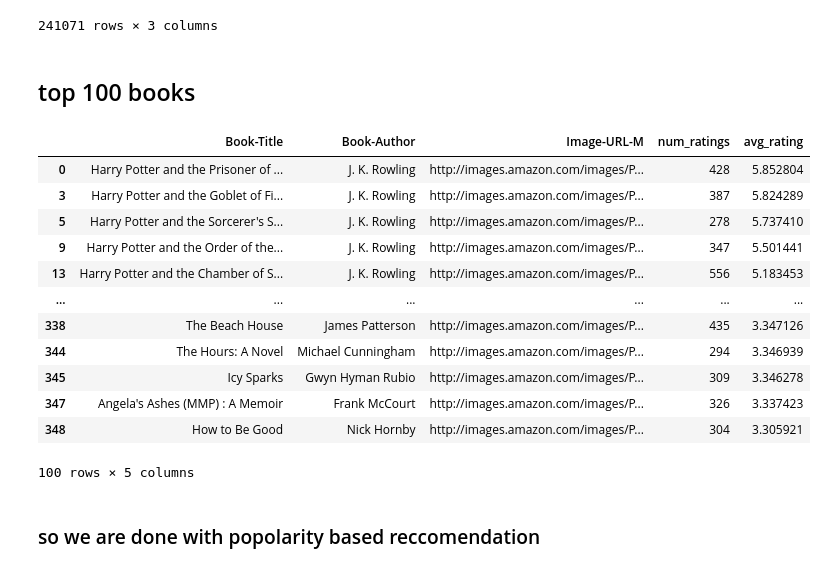
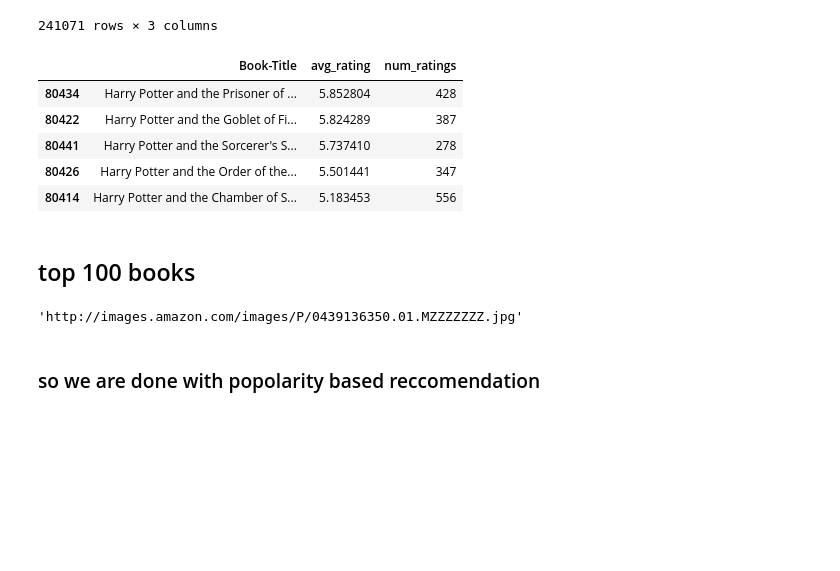
Before and after one commit to PRIYANSH-2004/Book-Recommender, a Jupyter notebook: book_recommerder.ipynb, the cells around one changed output. Saved outputs shown, nothing was run; the diff lists cells and outputs as text; code cells hidden in the pictures; blank space fills up the shorter version.

```diff
--- a/book_recommerder.ipynb
+++ b/book_recommerder.ipynb
@@ -156,6 +156,15 @@ popularity_df
 | 241069 | Ã?Â?stlich der Berge. | 2.666667 | 3 |
 | 241070 | Ã?Â?thique en toc | 4.000000 | 2 |
 241071 rows × 3 columns
+# %%
+popularity_df.head()
+# %% [output]
+|  | Book-Title | avg_rating | num_ratings |
+| 80434 | Harry Potter and the Prisoner of ... | 5.852804 | 428 |
+| 80422 | Harry Potter and the Goblet of Fi... | 5.824289 | 387 |
+| 80441 | Harry Potter and the Sorcerer's S... | 5.737410 | 278 |
+| 80426 | Harry Potter and the Order of the... | 5.501441 | 347 |
+| 80414 | Harry Potter and the Chamber of S... | 5.183453 | 556 |
 # %% [markdown]
 ## top 100 books
 # %%
@@ -165,19 +174,8 @@ popular_df=popularity_df.head(100)
 popular_df=popular_df.merge(books, on='Book-Title').drop_duplicates('Book-Title')
 popular_df=popular_df[['Book-Title', 'Book-Author', 'Image-URL-M','num_ratings', 'avg_rating']]
 # popular_df
-# %%
-popular_df
-# %% [output]
-|  | Book-Title | Book-Author | Image-URL-M | num_ratings | avg_rating |
-| 0 | Harry Potter and the Prisoner of ... | J. K. Rowling | http://images.amazon.com/images/P... | 428 | 5.852804 |
-| 3 | Harry Potter and the Goblet of Fi... | J. K. Rowling | http://images.amazon.com/images/P... | 387 | 5.824289 |
-| 5 | Harry Potter and the Sorcerer's S... | J. K. Rowling | http://images.amazon.com/images/P... | 278 | 5.737410 |
-| 9 | Harry Potter and the Order of the... | J. K. Rowling | http://images.amazon.com/images/P... | 347 | 5.501441 |
-| 13 | Harry Potter and the Chamber of S... | J. K. Rowling | http://images.amazon.com/images/P... | 556 | 5.183453 |
-| ... | ... | ... | ... | ... | ... |
-| 338 | The Beach House | James Patterson | http://images.amazon.com/images/P... | 435 | 3.347126 |
-| 344 | The Hours: A Novel | Michael Cunningham | http://images.amazon.com/images/P... | 294 | 3.346939 |
-| 345 | Icy Sparks | Gwyn Hyman Rubio | http://images.amazon.com/images/P... | 309 | 3.346278 |
-| 347 | Angela's Ashes (MMP) : A Memoir | Frank McCourt | http://images.amazon.com/images/P... | 326 | 3.337423 |
-| 348 | How to Be Good | Nick Hornby | http://images.amazon.com/images/P... | 304 | 3.305921 |
-100 rows × 5 columns
+# %%
+popular_df
+popular_df["Image-URL-M"][0]
+# %% [output]
+'http://images.amazon.com/images/P/0439136350.01.MZZZZZZZ.jpg'
```
Also changed, not shown: parts of 4 cells of this notebook, 7 other files.
